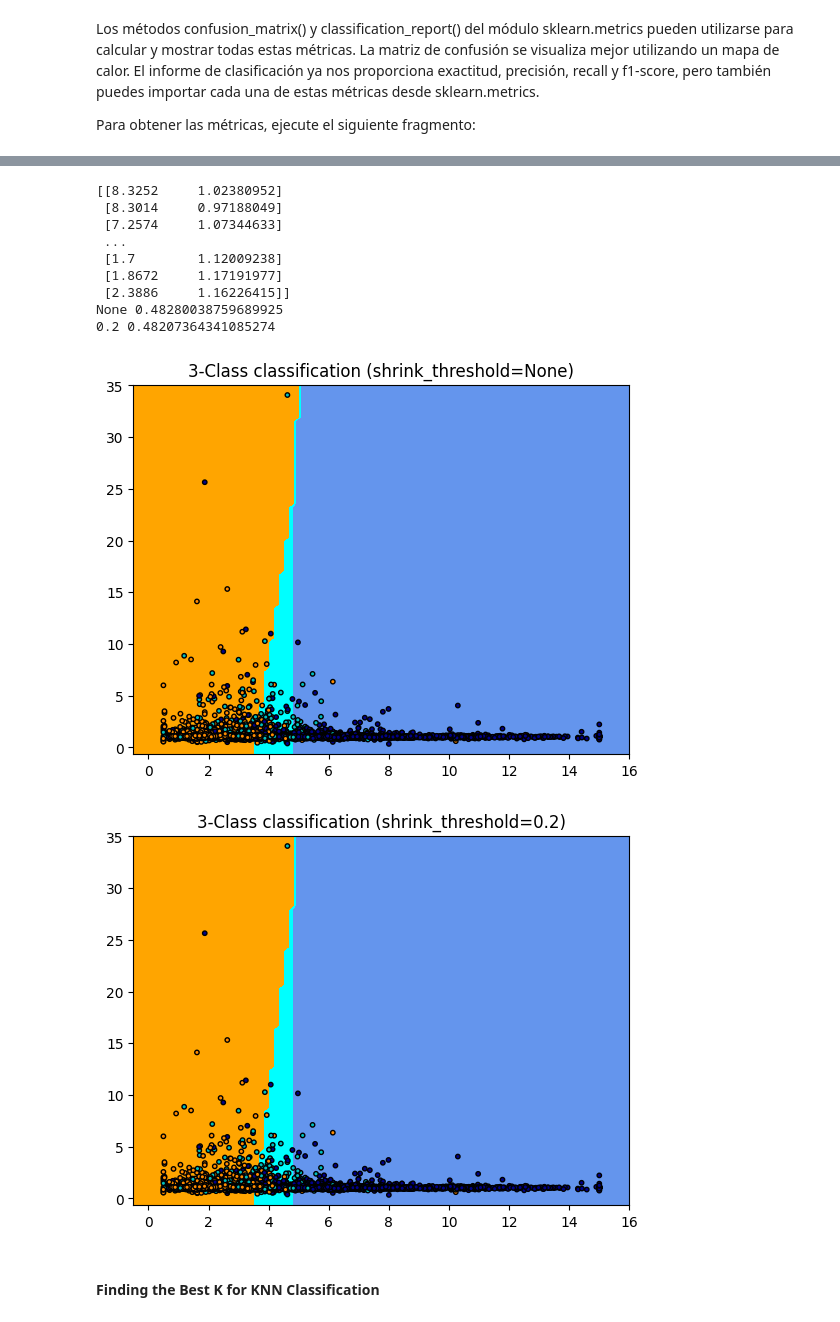
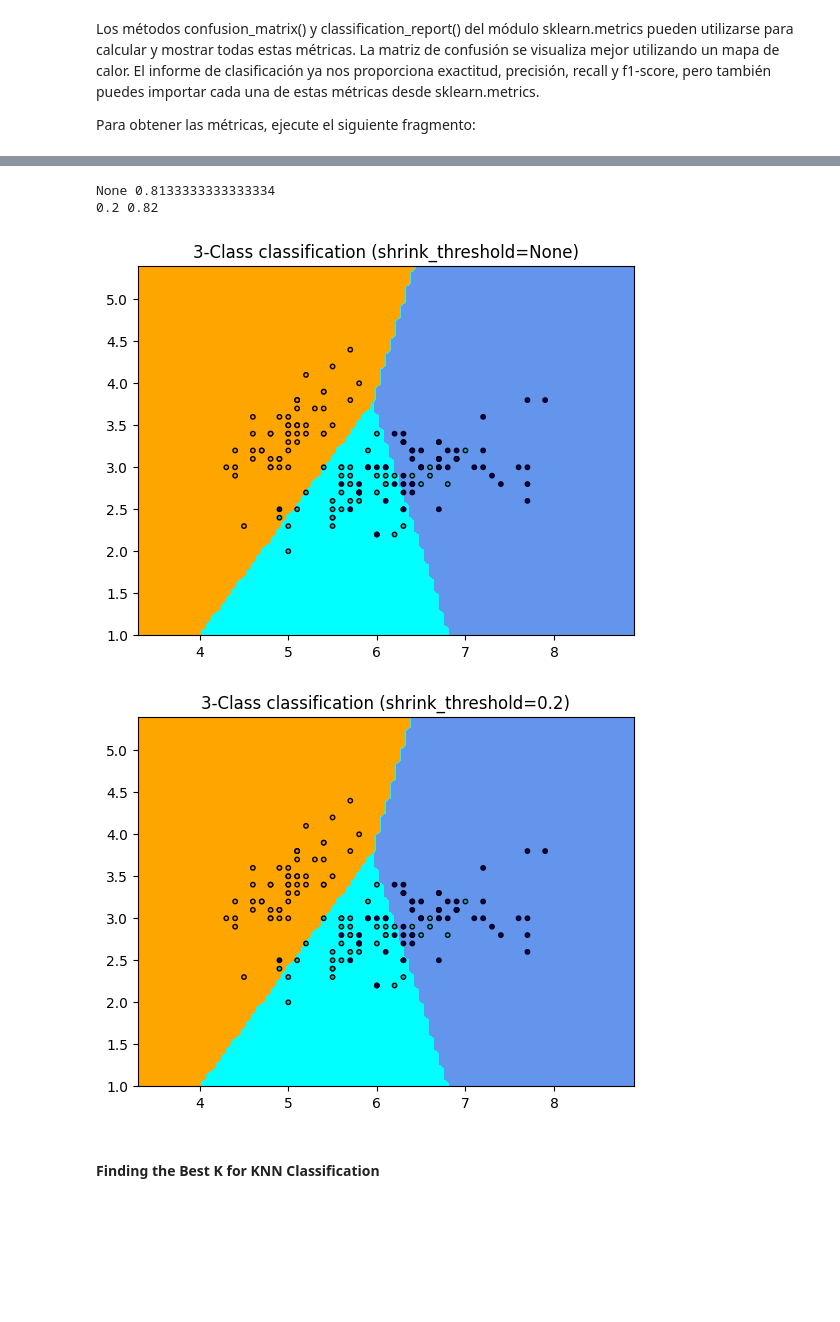
Before and after one commit to td2USA-20232/g3bonoknn, a Jupyter notebook: knn.ipynb, the cells around one changed output, grey strips where cells are left out. Cells and saved outputs as stored; diff of their text form; code cells hidden in the pictures; blank space fills up the shorter version.

```diff
--- a/knn.ipynb
+++ b/knn.ipynb
@@ -63,0 +47,3 @@ El conjunto de datos consta de nueve atributos:
+# %%
+# Crear un DataFrame de pandas con los datos de iris
+df = pd.DataFrame(data=iris.data, columns=iris.feature_names)
@@ -63,0 +60,4 @@ El conjunto de datos consta de nueve atributos:
+# %%
+# Vamos a crear los bins de datos para transformar nuestros valores continuos en categorías:
+df["sepal_width_iris"] = pd.qcut(df["sepal width (cm)"], 4, retbins=False, labels=[1, 2, 3, 4])
+df["sepal_width_iris"]
@@ -64,6 +78,2 @@ El conjunto de datos consta de nueve atributos:
 # %% [markdown]
  En esta tarea, en lugar de predecir un valor continuo, queremos predecir la clase a la que pertenecen estos grupos de bloques. Para ello, podemos dividir la mediana del valor de la vivienda de los distritos en grupos con distintos rangos o intervalos de valores de la vivienda. Cuando se desea utilizar un valor continuo para la clasificación, normalmente se pueden agrupar los datos. De este modo, puedes predecir grupos, en lugar de valores
-# %%
-# Vamos a crear los bins de datos para transformar nuestros valores continuos en categorías:
-df["MedHouseValCat"] = pd.qcut(df["MedHouseVal"], 4, retbins=False, labels=[1, 2, 3, 4])
-df["MedHouseValCat"]
@@ -84,4 +80,4 @@ Categories (4, int64): [1 < 2 < 3 < 4]
 # %%
 # A continuación, podemos dividir nuestro conjunto de datos en sus atributos y etiquetas:
-y = df['MedHouseValCat']
-X = df.drop(['MedHouseVal', 'MedHouseValCat'], axis = 1)
+y = df['sepal_width_iris']
+X = df.drop(['sepal_width_iris', 'sepal width (cm)', 'petal width (cm)', 'sepal length (cm)'], axis = 1)
@@ -197,52 +228,48 @@ Con esos resultados, podríamos profundizar en el análisis inspeccionándolos m
 # %%
 import matplotlib.pyplot as plt
 import numpy as np
 from matplotlib.colors import ListedColormap
-
-from sklearn import datasets
+from sklearn.datasets import load_iris
 from sklearn.inspection import DecisionBoundaryDisplay
 from sklearn.neighbors import NearestCentroid
 
-# Suponiendo que X es un DataFrame de pandas
-X_2d = X[["MedInc", "AveBedrms"]].to_numpy()
-y = df['MedHouseValCat']
-# Ahora X_2d será un arreglo NumPy bidimensional con las dos variables seleccionadas
-print(X_2d)
+# Cargar el conjunto de datos Iris
+iris = load_iris()
+X = iris.data
+y = iris.target
+
+# Seleccionar dos características diferentes, por ejemplo, 'sepal length (cm)' y 'sepal width (cm)'
+X_2d = X[:, [0, 1]]  # Seleccionar las dos primeras características
+y = iris.target  # Usar las etiquetas originales de Iris
 
 # Create color maps
 cmap_light = ListedColormap(["orange", "cyan", "cornflowerblue"])
 cmap_bold = ListedColormap(["darkorange", "c", "darkblue"])
 
 for shrinkage in [None, 0.2]:
-    # we create an instance of Nearest Centroid Classifier and fit the data.
+    # Crear una instancia del clasificador de Nearest Centroid y ajustar los datos.
     clf = NearestCentroid(shrink_threshold=shrinkage)
+
     clf.fit(X_2d, y)
     y_pred = clf.predict(X_2d)
     print(shrinkage, np.mean(y == y_pred))
 
     _, ax = plt.subplots()
     DecisionBoundaryDisplay.from_estimator(
         clf, X_2d, cmap=cmap_light, ax=ax, response_method="predict"
     )
 
     # Plot also the training points
-    plt.scatter(X_2d[:, 0],X_2d[:, 1], c=y, cmap=cmap_bold, edgecolor="k", s=10)
+    plt.scatter(X_2d[:, 0], X_2d[:, 1], c=y, cmap=cmap_bold, edgecolor="k", s=10)
     plt.title("3-Class classification (shrink_threshold=%r)" % shrinkage)
     plt.axis("tight")
 
 plt.show()
 # %% [output]
-[[8.3252     1.02380952]
- [8.3014     0.97188049]
- [7.2574     1.07344633]
- ...
- [1.7        1.12009238]
- [1.8672     1.17191977]
- [2.3886     1.16226415]]
-None 0.48280038759689925
-0.2 0.48207364341085274
+None 0.8133333333333334
+0.2 0.82
-[figure, old version]
+[figure, new version]
-[figure, old version]
+[figure, new version]
 # %% [markdown]
 #### Finding the Best K for KNN Classification
 # %% [markdown]
```
Also changed, not shown: parts of 38 cells of this notebook.
